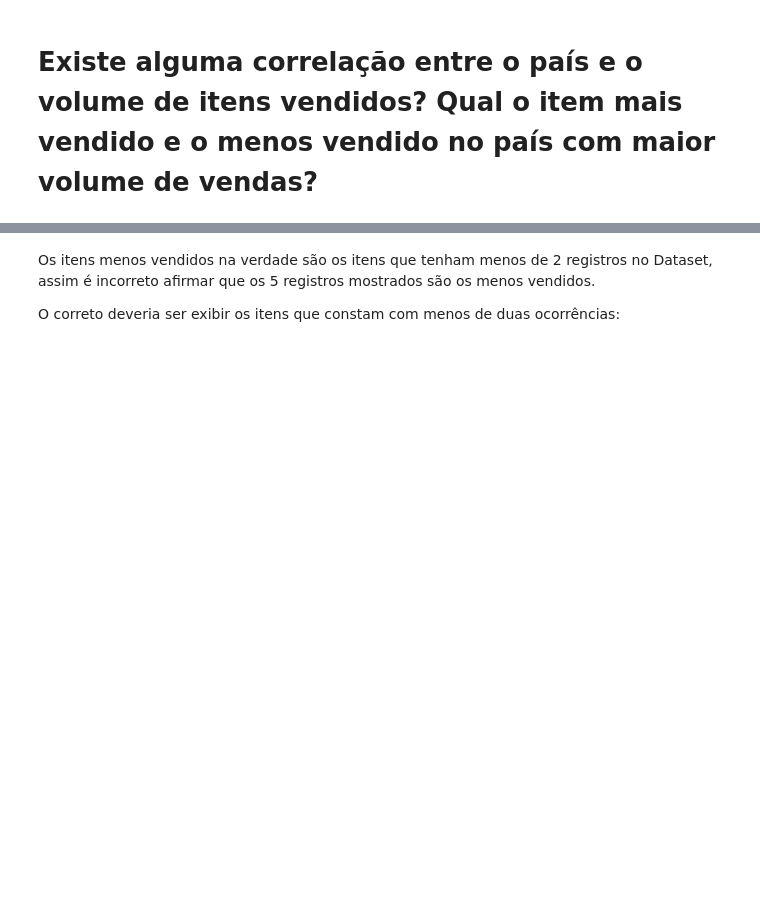
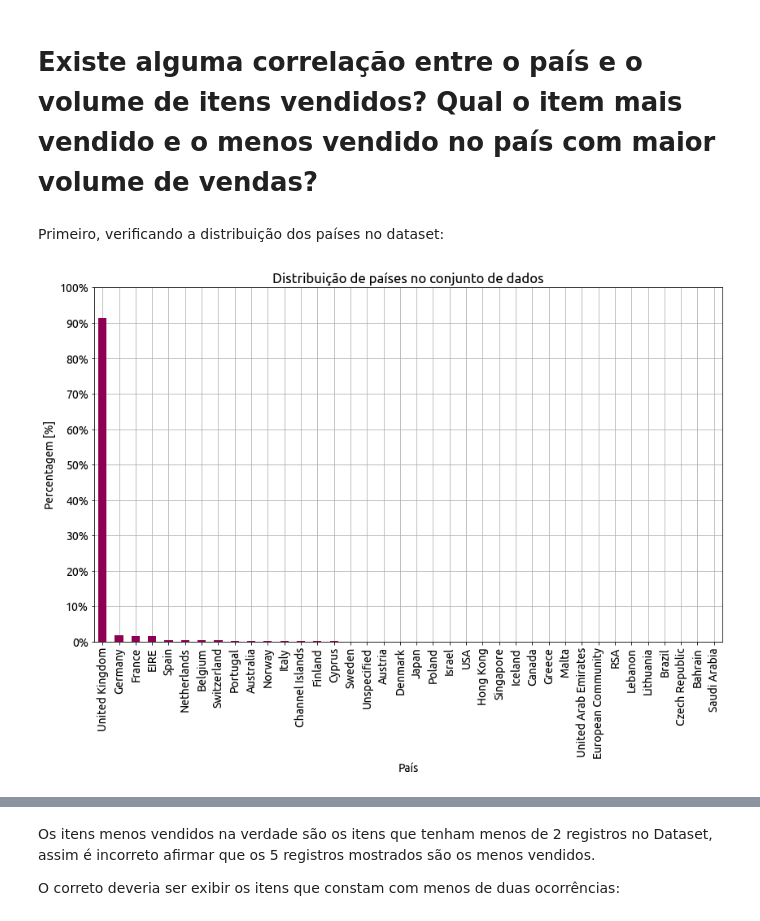
Before and after one commit to pesadaum/teste-estagio-bagy, a Jupyter notebook: teste_bagy.ipynb, the cells around one changed output, grey strips where cells are left out. Cells and saved outputs as stored; diff of their text form; code cells hidden in the pictures; blank space fills up the shorter version.

```diff
--- a/teste_bagy.ipynb
+++ b/teste_bagy.ipynb
@@ -333,2 +290,22 @@ plt.show()
 # %% [markdown]
 # Existe alguma correlação entre o país e o volume de itens vendidos? Qual o item mais vendido e o menos vendido no país com maior volume de vendas?
+# %% [markdown]
+Primeiro, verificando a distribuição dos países no dataset:
+# %%
+f, ax = plt.subplots(figsize=(12, 9))
+df['Country'].value_counts(normalize=True).sort_values(
+    ascending=False).plot.bar(cmap='PiYG', ax=ax)
+
+ax.yaxis.set_major_formatter(mpltick.PercentFormatter(1))
+ax.grid()
+ax.set(
+    title='Distribuição de países no conjunto de dados',
+    xlabel='País',
+    ylabel='Percentagem [%]',
+    yticks=np.arange(0, 1.1, 0.1))
+
+f.tight_layout()
+f.savefig('./doc/fig/dist_paises.pdf')
+plt.show()
+# %% [output]
+[figure, added]
```
Also changed, not shown: parts of 24 cells of this notebook, 3 other files.
